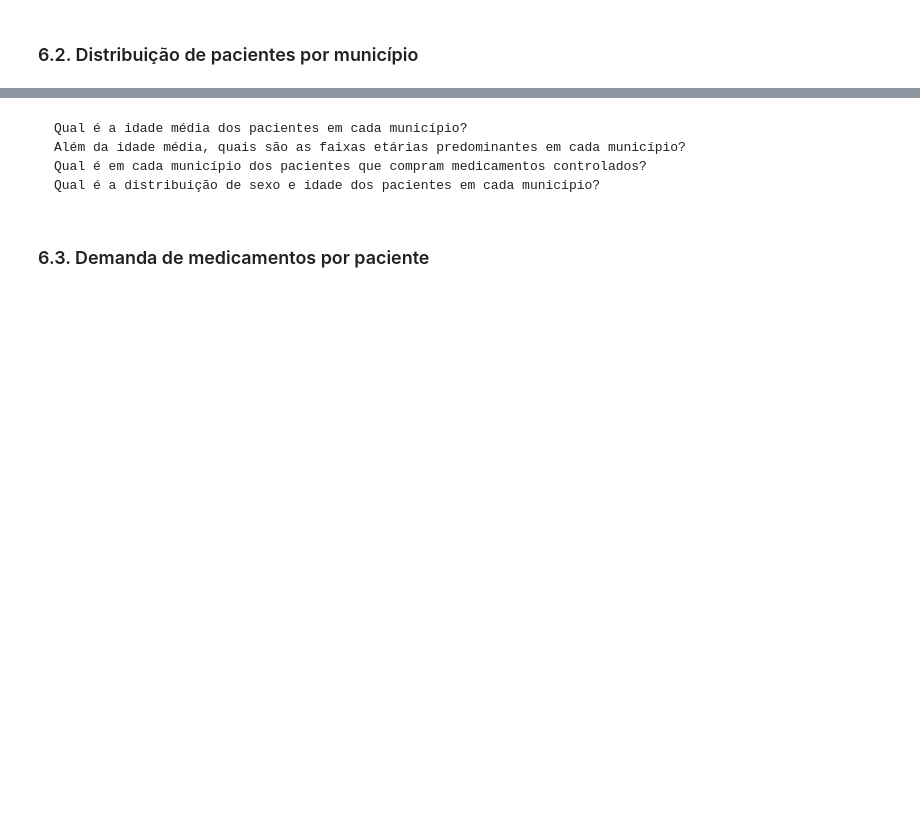
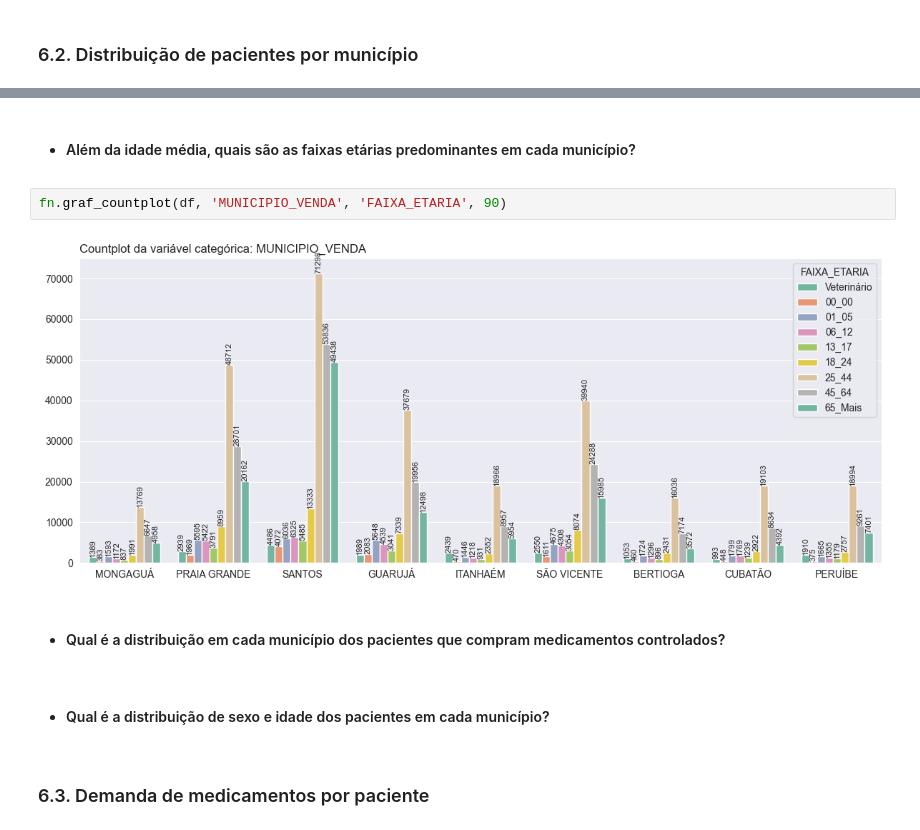
Before and after one commit to emso-exe/Venda_de_medicamentos_controlados_e_antimicrobianos_-_industrializados, a Jupyter notebook: 001_analise_de_vendas.ipynb, the cells around one changed output, grey strips where cells are left out. Drawn from its saved outputs; the diff is of its cells as text; blank space fills up the shorter version.

```diff
--- a/001_analise_de_vendas.ipynb
+++ b/001_analise_de_vendas.ipynb
@@ -878,8 +906,13 @@ graf_countplot(df, 'FAIXA_ETARIA', 'SEXO')
 # %% [markdown]
-    Qual é a idade média dos pacientes em cada município?
-    Além da idade média, quais são as faixas etárias predominantes em cada município?
-    Qual é em cada município dos pacientes que compram medicamentos controlados?
-    Qual é a distribuição de sexo e idade dos pacientes em cada município?
+* #### Além da idade média, quais são as faixas etárias predominantes em cada município?
+# %%
+fn.graf_countplot(df, 'MUNICIPIO_VENDA', 'FAIXA_ETARIA', 90)
+# %% [output]
+[figure, added]
+# %% [markdown]
+* #### Qual é a distribuição em cada município dos pacientes que compram medicamentos controlados?
+# %% [markdown]
+* #### Qual é a distribuição de sexo e idade dos pacientes em cada município?
 # %% [markdown]
 ### 6.3. Demanda de medicamentos por paciente
 # %% [markdown]
```
Also changed, not shown: parts of 10 cells of this notebook.
